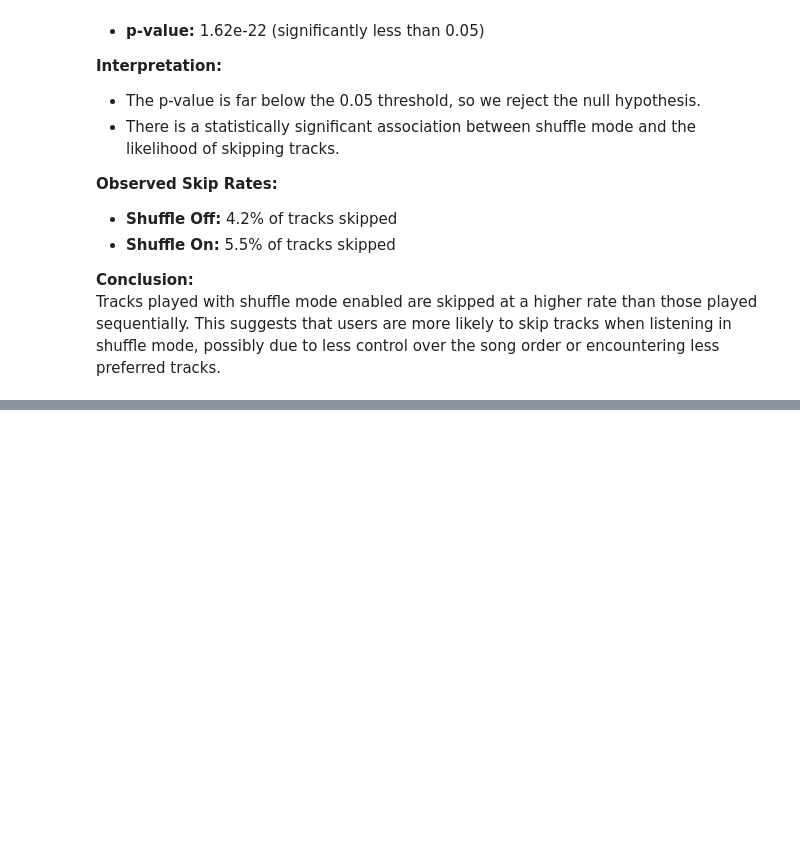
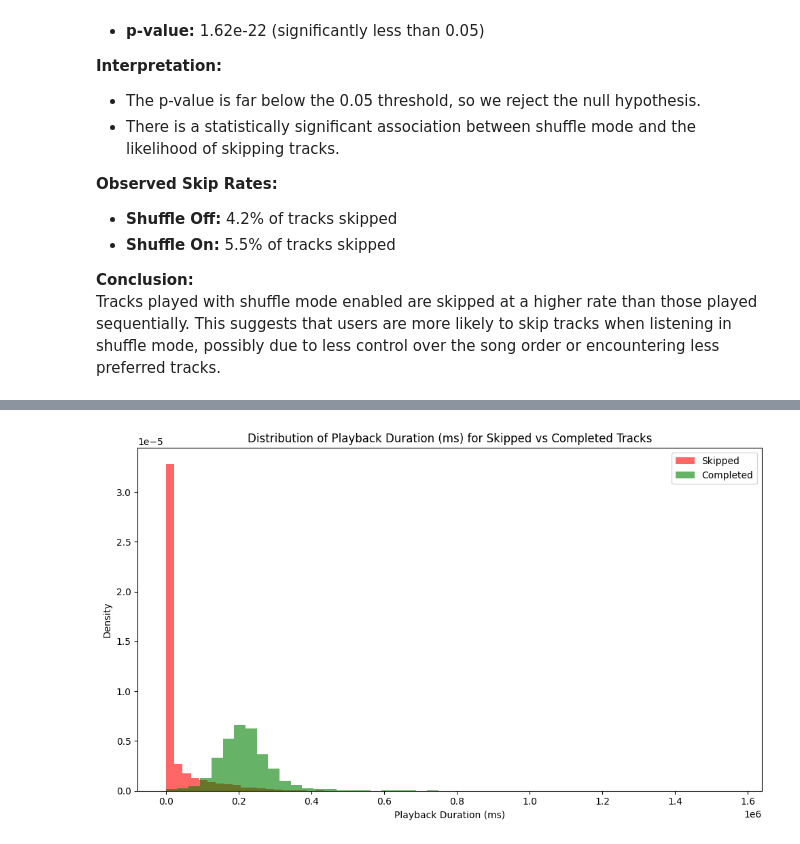
Before and after one commit to Adam-Ansar/spotify-listening-history-analysis, a Jupyter notebook: spotify_analysis.ipynb, the cells around one changed output, grey strips where cells are left out. Cells and saved outputs as stored; diff of their text form; code cells hidden in the pictures; blank space fills up the shorter version.

```diff
--- a/spotify_analysis.ipynb
+++ b/spotify_analysis.ipynb
@@ -419,0 +500,15 @@ Tracks played with shuffle mode enabled are skipped at a higher rate than those
+# %%
+# Visualize ms_played distribution for skipped vs completed tracks (Hypothesis 3)
+import matplotlib.pyplot as plt
+
+plt.figure(figsize=(10, 6))
+plt.hist(skipped_duration, bins=50, alpha=0.6, label='Skipped', color='red', density=True)
+plt.hist(completed_duration, bins=50, alpha=0.6, label='Completed', color='green', density=True)
+plt.title('Distribution of Playback Duration (ms) for Skipped vs Completed Tracks')
+plt.xlabel('Playback Duration (ms)')
+plt.ylabel('Density')
+plt.legend()
+plt.tight_layout()
+plt.show()
+# %% [output]
+[figure, added]
```
Also changed, not shown: parts of 9 cells of this notebook, 1 other file.
